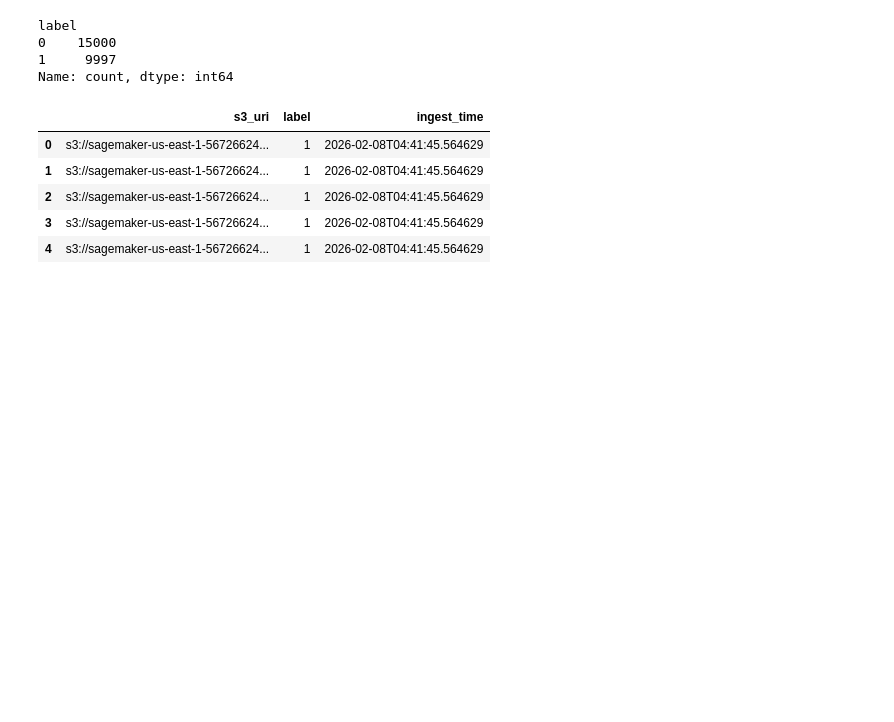
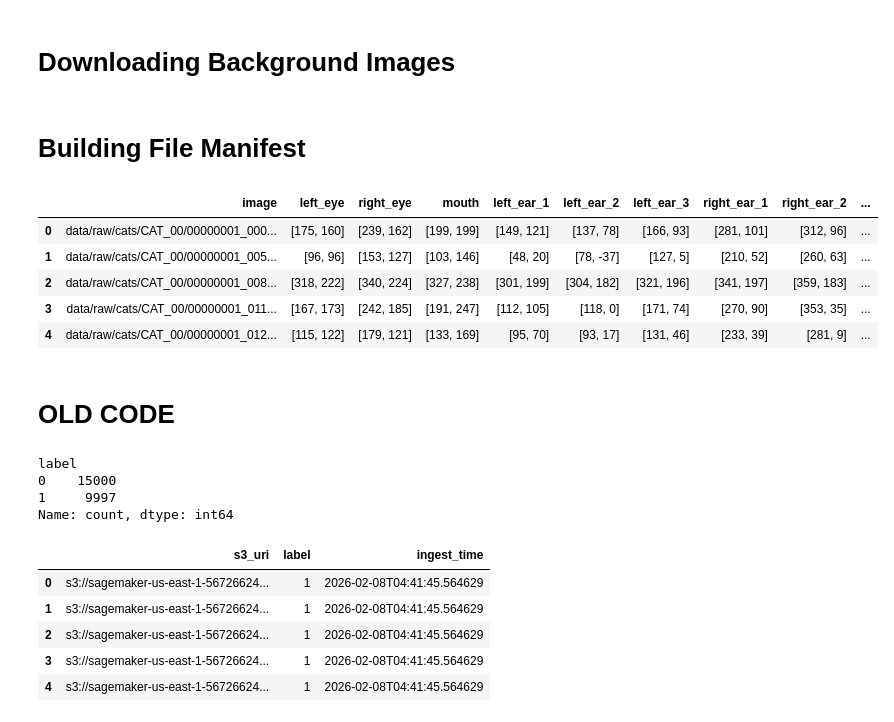
Before and after one commit to lpam-sd/AAI_540_Grp_6, a Jupyter notebook: 2_Ingestion.ipynb, the cells around one changed output. Saved outputs shown, nothing was run; the diff lists cells and outputs as text; code cells hidden in the pictures; blank space fills up the shorter version.

```diff
--- a/2_Ingestion.ipynb
+++ b/2_Ingestion.ipynb
@@ -240,0 +320,2 @@ Uploaded noncats: 15000
+# %% [markdown]
+# Downloading Background Images
@@ -240,0 +366,26 @@ Uploaded noncats: 15000
+# %% [markdown]
+# Building File Manifest
+# %%
+def get_image_metadata(img_path: str) -> tuple[int | None, int | None, int | None]:
+    try:
+        img = Image.open(Path(img_path))
+        width, height = img.size
+        file_size = os.stat(img_path).st_size
+
+        return file_size, width, height
+    except Exception:
+        return None, None, None
+# %%
+get_image_metadata(cats_ann_combined["image"].values[0])
+
+cats_ann_combined[["file_size", "width", "height"]] = cats_ann_combined["image"].apply(get_image_metadata).to_list()
+cats_ann_combined["label"] = cats_ann_combined["image"].apply(lambda _: 1)
+
+cats_ann_combined.head()
+# %% [output]
+|  | image | left_eye | right_eye | mouth | left_ear_1 | left_ear_2 | left_ear_3 | right_ear_1 | right_ear_2 | ... |
+| 0 | data/raw/cats/CAT_00/00000001_000... | [175, 160] | [239, 162] | [199, 199] | [149, 121] | [137, 78] | [166, 93] | [281, 101] | [312, 96] | ... |
+| 1 | data/raw/cats/CAT_00/00000001_005... | [96, 96] | [153, 127] | [103, 146] | [48, 20] | [78, -37] | [127, 5] | [210, 52] | [260, 63] | ... |
+| 2 | data/raw/cats/CAT_00/00000001_008... | [318, 222] | [340, 224] | [327, 238] | [301, 199] | [304, 182] | [321, 196] | [341, 197] | [359, 183] | ... |
+| 3 | data/raw/cats/CAT_00/00000001_011... | [167, 173] | [242, 185] | [191, 247] | [112, 105] | [118, 0] | [171, 74] | [270, 90] | [353, 35] | ... |
+| 4 | data/raw/cats/CAT_00/00000001_012... | [115, 122] | [179, 121] | [133, 169] | [95, 70] | [93, 17] | [131, 46] | [233, 39] | [281, 9] | ... |
@@ -241,3 +410,5 @@ Uploaded noncats: 15000
+# %% [markdown]
+# OLD CODE
 # %%
 # Build a combined manifest from S3 raw images (cats + noncats)
 # - Writes a single "processed manifest" you can use for Athena/EDA/training
```
Also changed, not shown: parts of 37 cells of this notebook.
